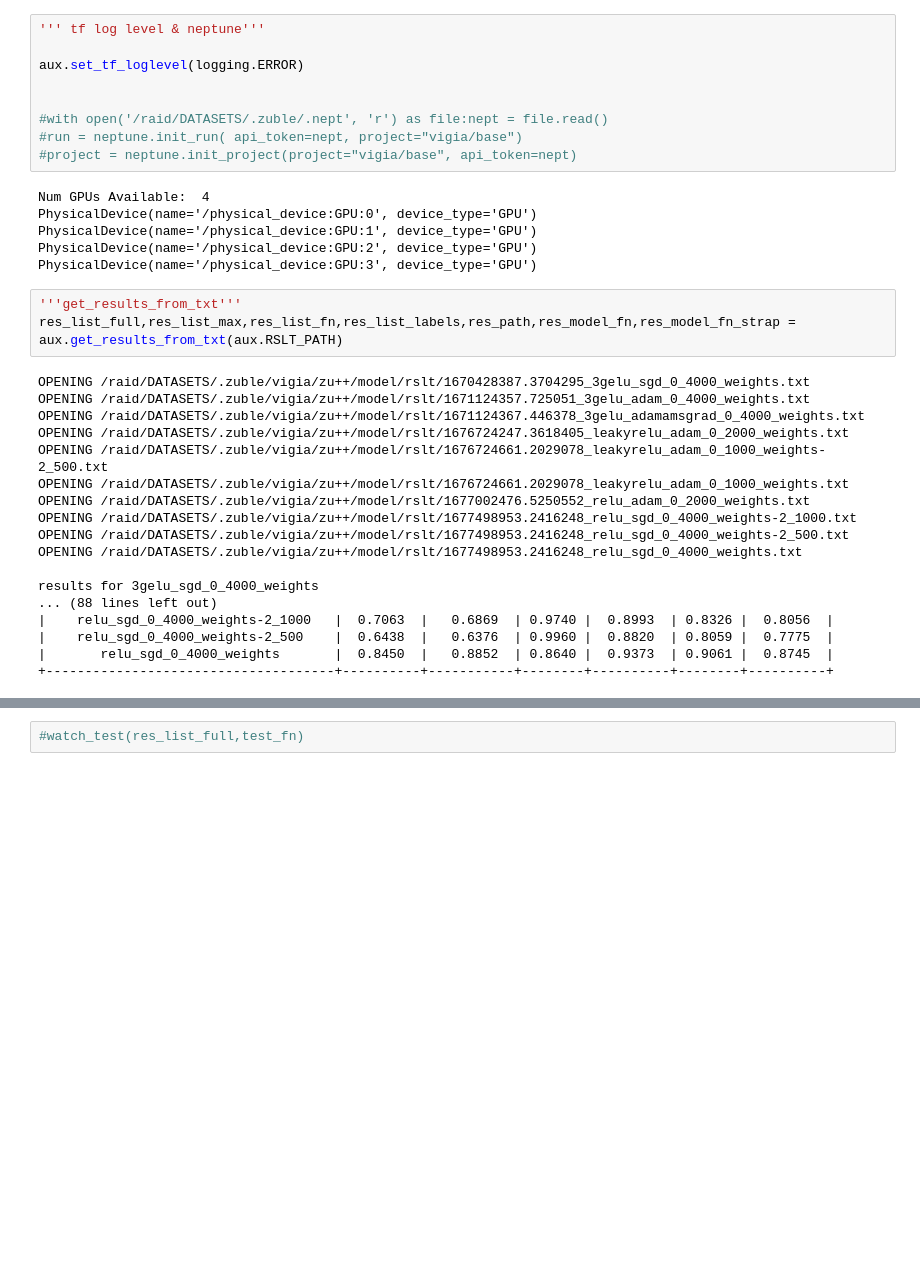
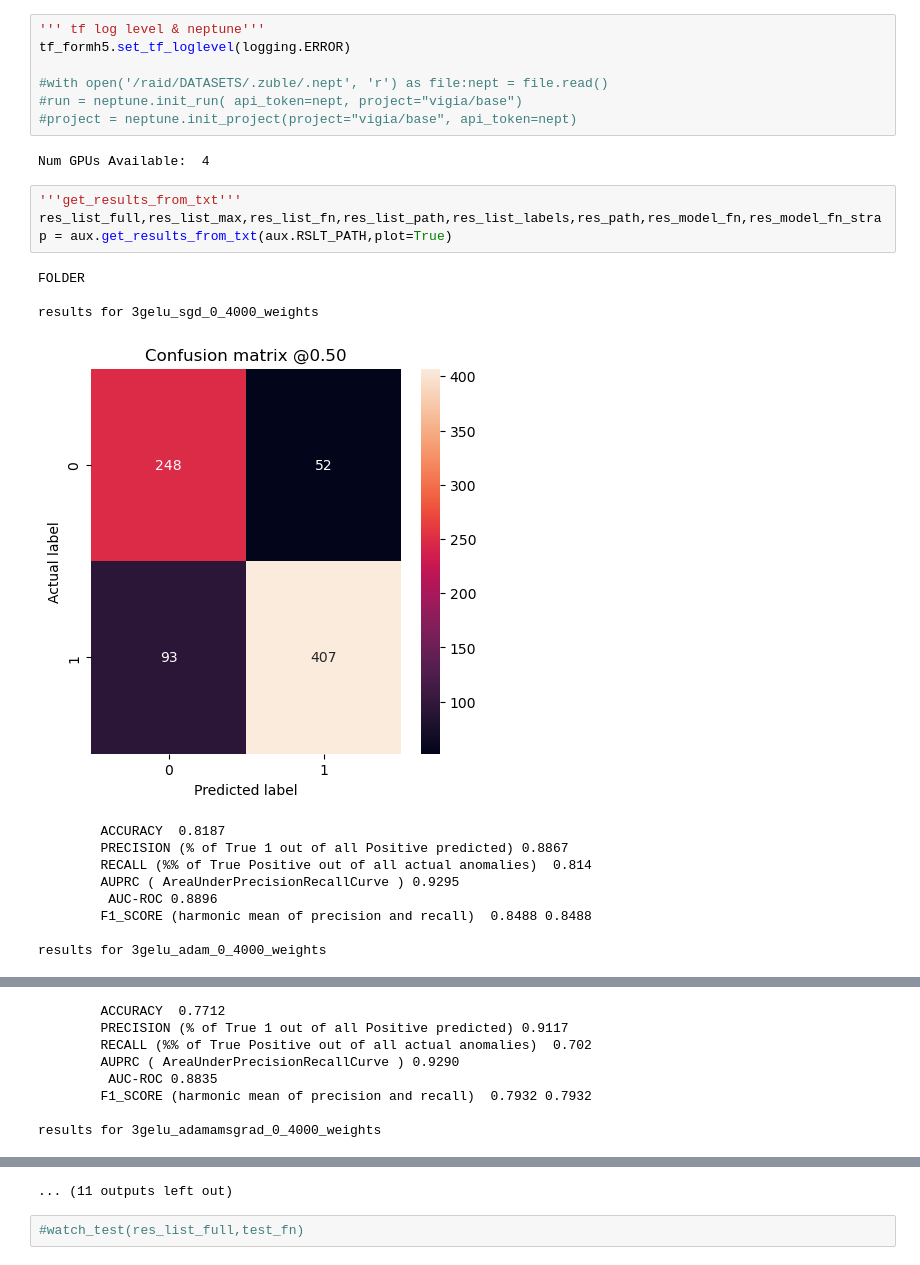
Before and after one commit to zuble/vigia, a Jupyter notebook: zu++/rslts_auxua.ipynb, the cells around one changed output, grey strips where cells are left out. Cells and saved outputs as stored; diff of their text form; blank space fills up the shorter version.

```diff
--- a/zu++/rslts_auxua.ipynb
+++ b/zu++/rslts_auxua.ipynb
@@ -4,36 +6,25 @@ import neptune, logging, os
 # %%
 ''' tf log level & neptune'''
-
-aux.set_tf_loglevel(logging.ERROR)
-
+tf_formh5.set_tf_loglevel(logging.ERROR)
 
 #with open('/raid/DATASETS/.zuble/.nept', 'r') as file:nept = file.read()
 #run = neptune.init_run( api_token=nept, project="vigia/base")
 #project = neptune.init_project(project="vigia/base", api_token=nept)
 # %% [output]
 Num GPUs Available:  4
-PhysicalDevice(name='/physical_device:GPU:0', device_type='GPU')
-PhysicalDevice(name='/physical_device:GPU:1', device_type='GPU')
-PhysicalDevice(name='/physical_device:GPU:2', device_type='GPU')
-PhysicalDevice(name='/physical_device:GPU:3', device_type='GPU')
 # %%
 '''get_results_from_txt'''
-res_list_full,res_list_max,res_list_fn,res_list_labels,res_path,res_model_fn,res_model_fn_strap = aux.get_results_from_txt(aux.RSLT_PATH)
+res_list_full,res_list_max,res_list_fn,res_list_path,res_list_labels,res_path,res_model_fn,res_model_fn_strap = aux.get_results_from_txt(aux.RSLT_PATH,plot=True)
 # %% [output]
-OPENING /raid/DATASETS/.zuble/vigia/zu++/model/rslt/1670428387.3704295_3gelu_sgd_0_4000_weights.txt
-OPENING /raid/DATASETS/.zuble/vigia/zu++/model/rslt/1671124357.725051_3gelu_adam_0_4000_weights.txt
-OPENING /raid/DATASETS/.zuble/vigia/zu++/model/rslt/1671124367.446378_3gelu_adamamsgrad_0_4000_weights.txt
-OPENING /raid/DATASETS/.zuble/vigia/zu++/model/rslt/1676724247.3618405_leakyrelu_adam_0_2000_weights.txt
-OPENING /raid/DATASETS/.zuble/vigia/zu++/model/rslt/1676724661.2029078_leakyrelu_adam_0_1000_weights-2_500.txt
-OPENING /raid/DATASETS/.zuble/vigia/zu++/model/rslt/1676724661.2029078_leakyrelu_adam_0_1000_weights.txt
-OPENING /raid/DATASETS/.zuble/vigia/zu++/model/rslt/1677002476.5250552_relu_adam_0_2000_weights.txt
-OPENING /raid/DATASETS/.zuble/vigia/zu++/model/rslt/1677498953.2416248_relu_sgd_0_4000_weights-2_1000.txt
-OPENING /raid/DATASETS/.zuble/vigia/zu++/model/rslt/1677498953.2416248_relu_sgd_0_4000_weights-2_500.txt
-OPENING /raid/DATASETS/.zuble/vigia/zu++/model/rslt/1677498953.2416248_relu_sgd_0_4000_weights.txt
+FOLDER
 
 results for 3gelu_sgd_0_4000_weights
-... (88 lines left out)
-|    relu_sgd_0_4000_weights-2_1000   |  0.7063  |   0.6869  | 0.9740 |  0.8993  | 0.8326 |  0.8056  |
-|    relu_sgd_0_4000_weights-2_500    |  0.6438  |   0.6376  | 0.9960 |  0.8820  | 0.8059 |  0.7775  |
-|       relu_sgd_0_4000_weights       |  0.8450  |   0.8852  | 0.8640 |  0.9373  | 0.9061 |  0.8745  |
-+-------------------------------------+----------+-----------+--------+----------+--------+----------+
+[figure, added]
+        ACCURACY  0.8187
+        PRECISION (% of True 1 out of all Positive predicted) 0.8867
+        RECALL (%% of True Positive out of all actual anomalies)  0.814
+        AUPRC ( AreaUnderPrecisionRecallCurve ) 0.9295
+         AUC-ROC 0.8896
+        F1_SCORE (harmonic mean of precision and recall)  0.8488 0.8488
+
+results for 3gelu_adam_0_4000_weights
@@ -39,0 +32,8 @@ results for 3gelu_sgd_0_4000_weights
+        ACCURACY  0.7712
+        PRECISION (% of True 1 out of all Positive predicted) 0.9117
+        RECALL (%% of True Positive out of all actual anomalies)  0.702
+        AUPRC ( AreaUnderPrecisionRecallCurve ) 0.9290
+         AUC-ROC 0.8835
+        F1_SCORE (harmonic mean of precision and recall)  0.7932 0.7932
+
+results for 3gelu_adamamsgrad_0_4000_weights
@@ -40,3 +68,4 @@ results for 3gelu_sgd_0_4000_weights
+... (11 outputs left out)
 # %%
 #watch_test(res_list_full,test_fn)
 # %%
```
Also changed, not shown: parts of 2 cells of this notebook, 19 other files.
